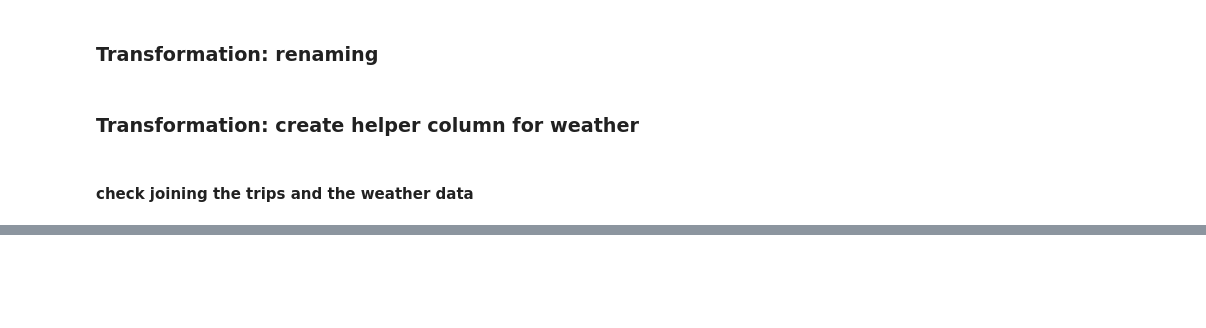
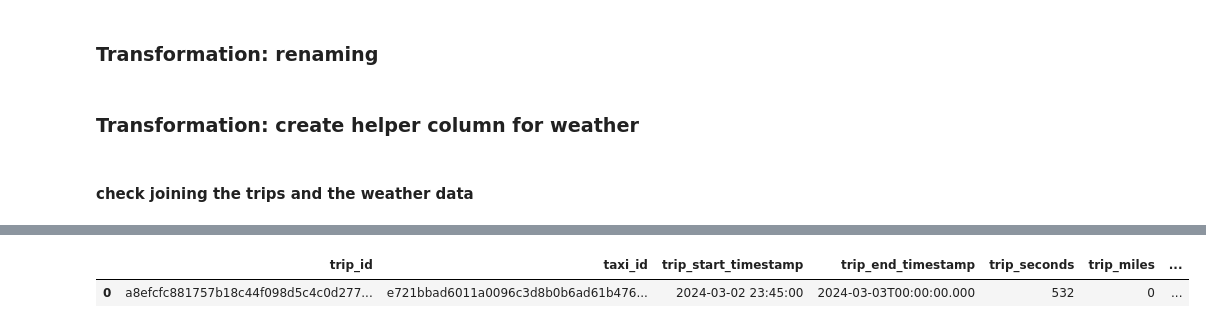
Before and after one commit to a8i9zm/Cubix_Data_Engineer, a Jupyter notebook: 04_chicago_data_to_mapping.ipynb, the cells around one changed output, grey strips where cells are left out. Saved outputs shown, nothing was run; the diff lists cells and outputs as text; code cells hidden in the pictures; blank space fills up the shorter version.

```diff
--- a/04_chicago_data_to_mapping.ipynb
+++ b/04_chicago_data_to_mapping.ipynb
@@ -103,0 +159,5 @@ taxi_trips_with_weather.head()
+# %%
+taxi_trips.head(1)
+# %% [output]
+|  | trip_id | taxi_id | trip_start_timestamp | trip_end_timestamp | trip_seconds | trip_miles | ... |
+| 0 | a8efcfc881757b18c44f098d5c4c0d277... | e721bbad6011a0096c3d8b0b6ad61b476... | 2024-03-02 23:45:00 | 2024-03-03T00:00:00.000 | 532 | 0 | ... |
```
Also changed, not shown: parts of 15 cells of this notebook.
